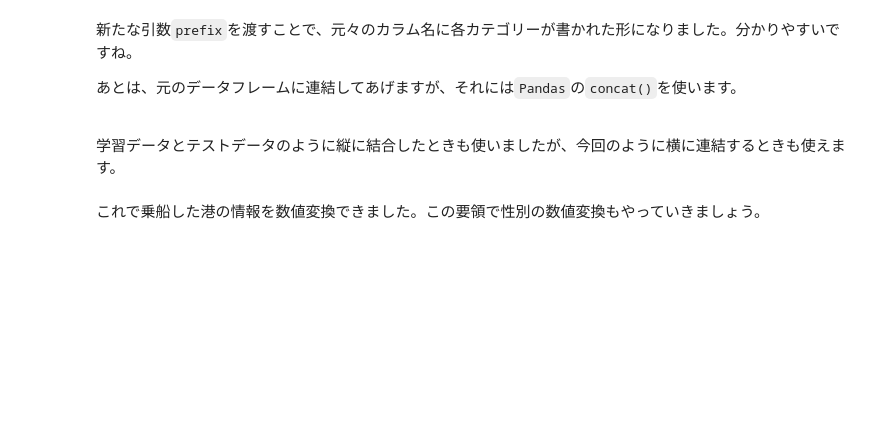
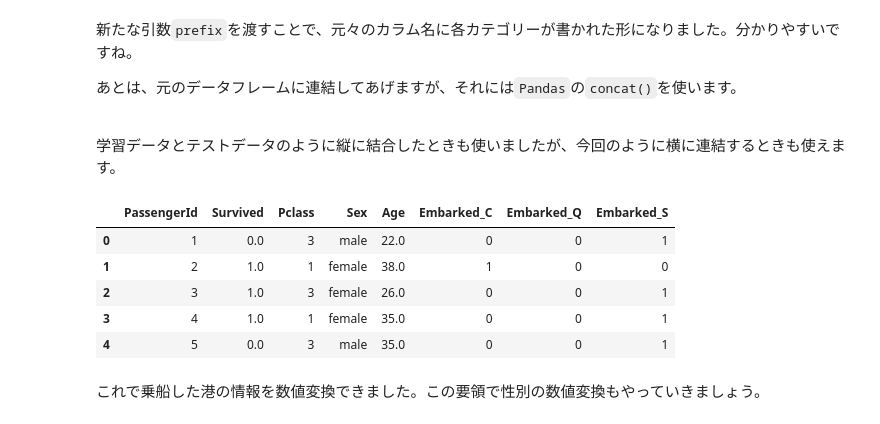
Before and after one commit to Sota6174/python-practice, a Jupyter notebook: TitanicML/titanic.ipynb, the cells around one changed output. Cells and saved outputs as stored; diff of their text form; code cells hidden in the pictures; blank space fills up the shorter version.

```diff
--- a/TitanicML/titanic.ipynb
+++ b/TitanicML/titanic.ipynb
@@ -898,0 +894,12 @@ S→0, C→1, Q→2のように、ただ数値に置き換わっただけです
+# %%
+# データ情報の確認
+print("head(): \n", df3.head())
+print("\ncolumns: ", df3.columns)
+print("\nshape: ", df3.shape)
+print("\nisnull().sum(): \n", df3.isnull().sum())
+
+# 今回使わないカラムを削除する
+df4 = df3.drop(columns=['Name', 'SibSp', 'Parch', 'Ticket', 'Fare', 'Cabin'])
+
+# 先頭5行を確認する
+print("\n[df4.head()]\n", df4.head())
@@ -928,0 +967,4 @@ S→0, C→1, Q→2のように、ただ数値に置き換わっただけです
+# %%
+# ワンホットの結果を変数tmp_embarkedに格納する
+tmp_embarked = pd.get_dummies(df4['Embarked'], prefix='Embarked')
+tmp_embarked
@@ -939,3 +993,14 @@ S→0, C→1, Q→2のように、ただ数値に置き換わっただけです
+# %%
+# 元のデータフレームにワンホット結果を連結して、変数df5に格納する
+df5 = pd.concat([df4, tmp_embarked], axis=1).drop(columns=['Embarked'])
+df5.head()
+# %% [output]
+|  | PassengerId | Survived | Pclass | Sex | Age | Embarked_C | Embarked_Q | Embarked_S |
+| 0 | 1 | 0.0 | 3 | male | 22.0 | 0 | 0 | 1 |
+| 1 | 2 | 1.0 | 1 | female | 38.0 | 1 | 0 | 0 |
+| 2 | 3 | 1.0 | 3 | female | 26.0 | 0 | 0 | 1 |
+| 3 | 4 | 1.0 | 1 | female | 35.0 | 0 | 0 | 1 |
+| 4 | 5 | 0.0 | 3 | male | 35.0 | 0 | 0 | 1 |
 # %% [markdown]
 これで乗船した港の情報を数値変換できました。この要領で性別の数値変換もやっていきましょう。
 # %% [markdown]
```
Also changed, not shown: parts of 35 cells of this notebook, 2 other files.
